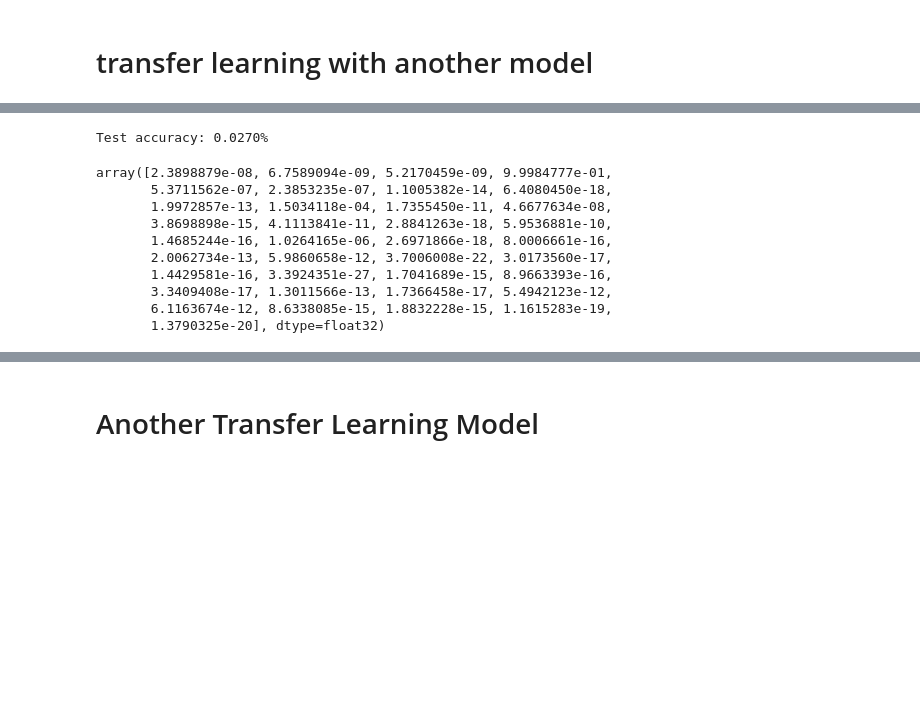
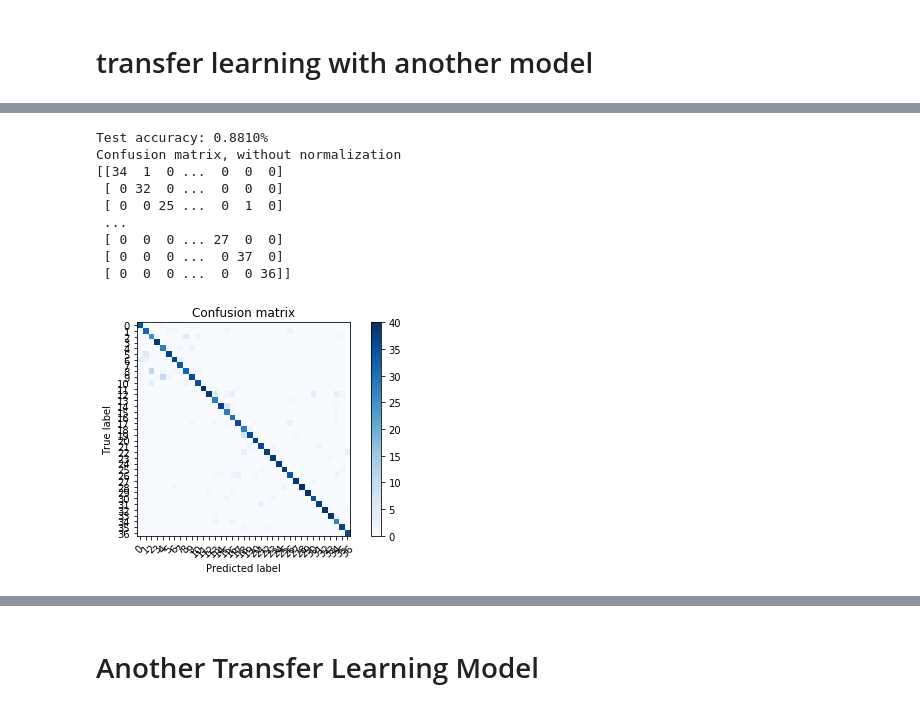
Before and after one commit to vanacorec/Mod4_Project, a Jupyter notebook: Untitled.ipynb, the cells around one changed output, grey strips where cells are left out. Cells and saved outputs as stored; diff of their text form; code cells hidden in the pictures; blank space fills up the shorter version.

```diff
--- a/Untitled.ipynb
+++ b/Untitled.ipynb
@@ -512,8 +532,10 @@ def extract_Resnet50(tensors):
     preprocessed_input = preprocess_input_resnet50(tensors)
     return ResNet50(weights='imagenet', include_top=False).predict(preprocessed_input, batch_size=32)
 # %%
-train_vgg19 = extract_VGG19(strat_train_images) # now are not normalized by dividing by 255
+train_vgg19 = extract_VGG19(train_images) # train images = stratified now are *not* normalized by dividing by 255
+# and they are (224 x 224) which might make it take longer?
+
 #valid_vgg19 = extract_VGG19(valid_files)
-test_vgg19 = extract_VGG19(strat_test_images)
+test_vgg19 = extract_VGG19(test_images)
 print("VGG19 shape", train_vgg19.shape[1:])
 # %% [output]
@@ -521,6 +543,6 @@ KeyboardInterrupt:
 # %%
-train_resnet50 = extract_Resnet50(strat_train_images)
+train_resnet50 = extract_Resnet50(train_images)
 #valid_resnet50 = extract_Resnet50(valid_files)
-test_resnet50 = extract_Resnet50(strat_test_images)
+test_resnet50 = extract_Resnet50(test_images)
 print("Resnet50 shape", train_resnet50.shape[1:])
 # %% [output]
@@ -579,10 +601,10 @@ Trainable params: 1,549,989
 Non-trainable params: 2,560
 __________________________________________________________________________________________________
 # %%
-model.compile(loss='categorical_crossentropy', optimizer="adam", metrics=['accuracy']) # changed from optimizer = 'rsmpop' ?
+model.compile(loss='categorical_crossentropy', optimizer="rmsprop", metrics=['accuracy']) # changed from optimizer = 'rsmpop' ?
 
 #checkpointer = ModelCheckpoint(filepath='saved_models/bestmodel.hdf5',
 #                                verbose=1, save_best_only=True)
-model.fit([train_vgg19, train_resnet50], strat_train_labels,
-          validation_data=([valid_vgg19, valid_resnet50], strat_test_labels),
+model.fit([train_vgg19, train_resnet50], train_labels,
+          validation_data=([valid_vgg19, valid_resnet50], test_labels),
           epochs=10, batch_size=4, verbose=1)
@@ -589,22 +630,22 @@ model.fit([train_vgg19, train_resnet50], strat_train_labels,
 # %%
-from sklearn.metrics import accuracy_score
-
-predictions = model.predict([test_vgg19, test_resnet50])
-breed_predictions = [np.argmax(prediction) for prediction in predictions]
-breed_true_labels = [np.argmax(true_test_label) for true_test_label in strat_test_labels]
-print('Test accuracy: %.4f%%' % (accuracy_score(breed_true_labels, breed_predictions)))
+def get_predictions(x_data,labels):
+    predictions = model.predict(x_data)
+    breed_predictions = [np.argmax(prediction) for prediction in predictions]
+    breed_labels = [np.argmax(label) for label in labels]
+    print('Test accuracy: %.4f%%' % (accuracy_score(breed_labels, breed_predictions)))
+    return breed_predictions, breed_labels
+#get_predictions([test_vgg19, test_resnet50])
-# %% [output]
-Test accuracy: 0.0270%
-# %%
-predictions[4]
-# %% [output]
-array([2.3898879e-08, 6.7589094e-09, 5.2170459e-09, 9.9984777e-01,
-       5.3711562e-07, 2.3853235e-07, 1.1005382e-14, 6.4080450e-18,
-       1.9972857e-13, 1.5034118e-04, 1.7355450e-11, 4.6677634e-08,
-       3.8698898e-15, 4.1113841e-11, 2.8841263e-18, 5.9536881e-10,
-       1.4685244e-16, 1.0264165e-06, 2.6971866e-18, 8.0006661e-16,
-       2.0062734e-13, 5.9860658e-12, 3.7006008e-22, 3.0173560e-17,
-       1.4429581e-16, 3.3924351e-27, 1.7041689e-15, 8.9663393e-16,
-       3.3409408e-17, 1.3011566e-13, 1.7366458e-17, 5.4942123e-12,
-       6.1163674e-12, 8.6338085e-15, 1.8832228e-15, 1.1615283e-19,
-       1.3790325e-20], dtype=float32)
+# %%
+breed_predictions, breed_labels = get_predictions([test_vgg19, test_resnet50], test_labels)
+plot_confusion_matrix(confusion_matrix(breed_predictions, breed_true_labels), classes = range(0,37))
+# %% [output]
+Test accuracy: 0.8810%
+Confusion matrix, without normalization
+[[34  1  0 ...  0  0  0]
+ [ 0 32  0 ...  0  0  0]
+ [ 0  0 25 ...  0  1  0]
+ ...
+ [ 0  0  0 ... 27  0  0]
+ [ 0  0  0 ...  0 37  0]
+ [ 0  0  0 ...  0  0 36]]
+[figure, added]
```
Also changed, not shown: parts of 12 cells of this notebook.
